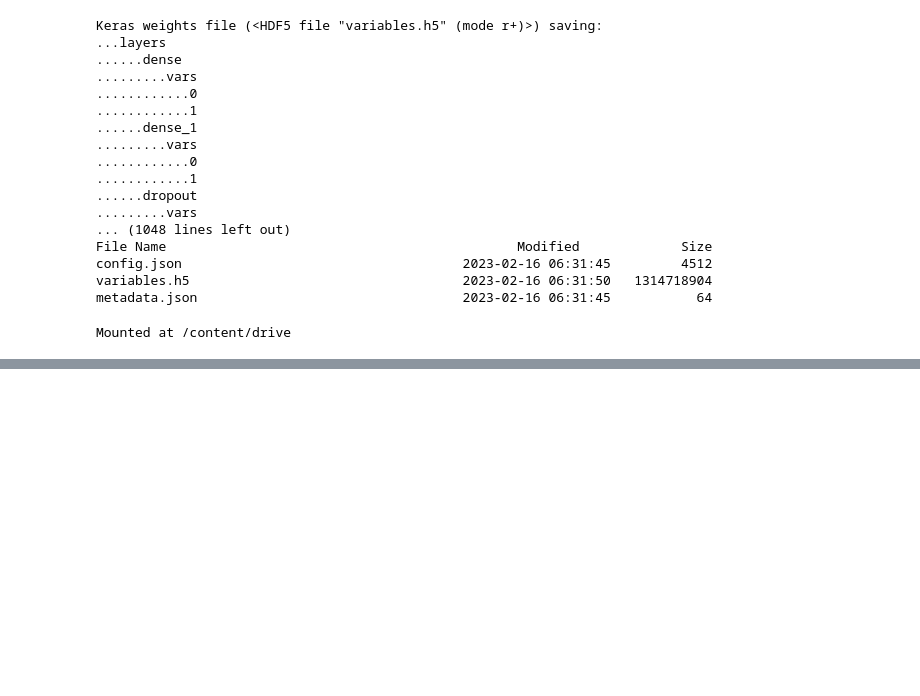
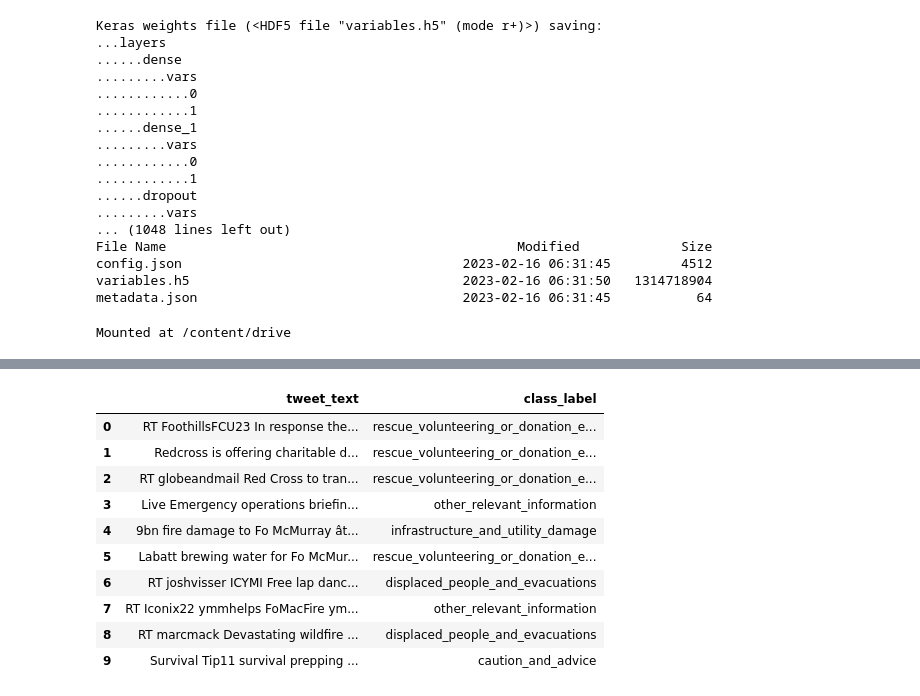
Before and after one commit to Anurag1902/Disaster-Tweets, a Jupyter notebook: Disaster_Tweets_Classification.ipynb, the cells around one changed output, grey strips where cells are left out. Cells and saved outputs as stored; diff of their text form; code cells hidden in the pictures; blank space fills up the shorter version.

```diff
--- a/Disaster_Tweets_Classification.ipynb
+++ b/Disaster_Tweets_Classification.ipynb
@@ -58,7 +58,7 @@ from transformers import BertTokenizer
 import warnings
 warnings.filterwarnings('ignore')
 # %%
-data = pd.read_excel("/content/NLP_dataset.xlsx")
+data = pd.read_csv("/content/NLP_dataset.csv")
 # test = pd.read_csv("/content/drive/MyDrive/NLP_dataset.csv")
 # %%
 data.head()
@@ -331,0 +350,18 @@ NameError: ignored
+# %%
+testData = testData.drop(['tweet_id','Unnamed: 3','Unnamed: 4'], axis = 1)
+# %%
+testData['tweet_text'] = text_clear(testData['tweet_text'])
+# %%
+testData.head(10)
+# %% [output]
+|  | tweet_text | class_label |
+| 0 | RT FoothillsFCU23 In response the... | rescue_volunteering_or_donation_e... |
+| 1 | Redcross is offering charitable d... | rescue_volunteering_or_donation_e... |
+| 2 | RT globeandmail Red Cross to tran... | rescue_volunteering_or_donation_e... |
+| 3 | Live Emergency operations briefin... | other_relevant_information |
+| 4 | 9bn fire damage to Fo McMurray ât... | infrastructure_and_utility_damage |
+| 5 | Labatt brewing water for Fo McMur... | rescue_volunteering_or_donation_e... |
+| 6 | RT joshvisser ICYMI Free lap danc... | displaced_people_and_evacuations |
+| 7 | RT Iconix22 ymmhelps FoMacFire ym... | other_relevant_information |
+| 8 | RT marcmack Devastating wildfire ... | displaced_people_and_evacuations |
+| 9 | Survival Tip11 survival prepping ... | caution_and_advice |
```
Also changed, not shown: parts of 23 cells of this notebook.
